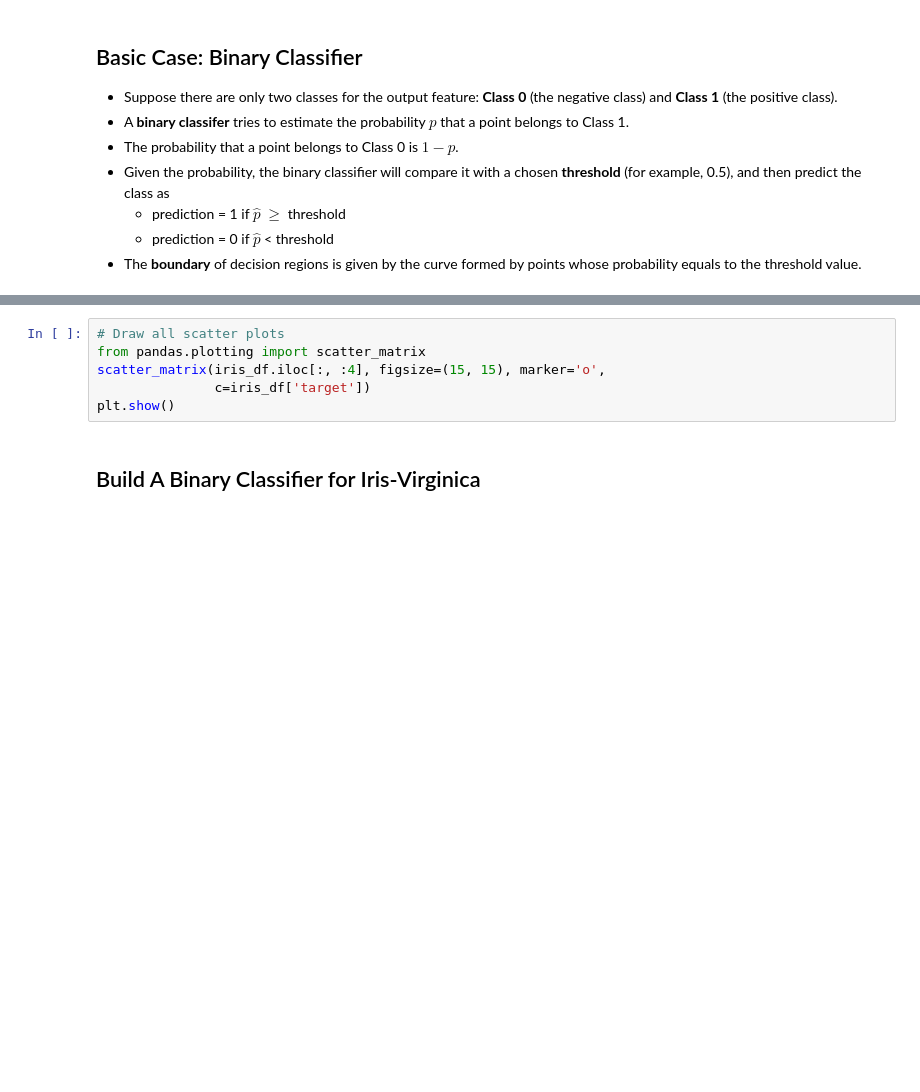
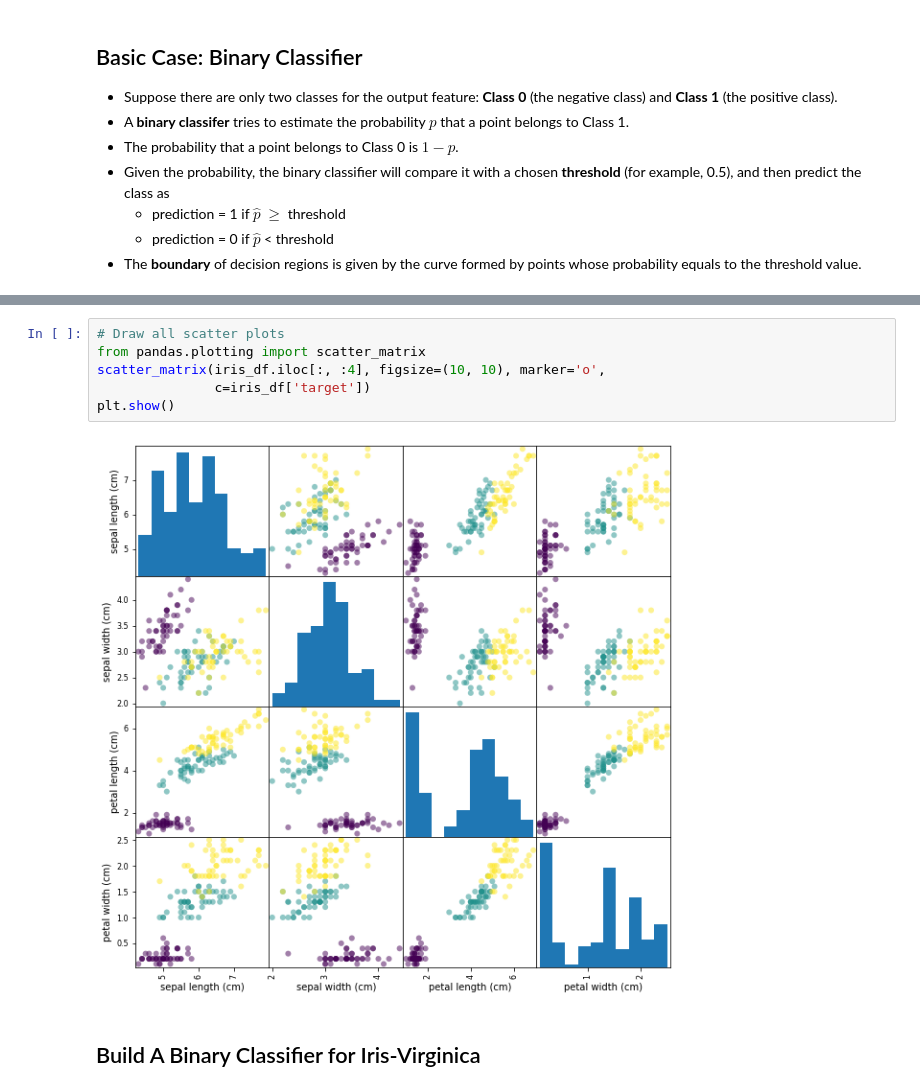
Before and after one commit to ch00226855/CMP414765Fall2022, a Jupyter notebook: Week06_LogisticRegression.ipynb, the cells around one changed output, grey strips where cells are left out. Saved outputs shown, nothing was run; the diff lists cells and outputs as text; blank space fills up the shorter version.

```diff
--- a/Week06_LogisticRegression.ipynb
+++ b/Week06_LogisticRegression.ipynb
@@ -108,9 +183,11 @@ plt.show()
 # %%
 # Draw all scatter plots
 from pandas.plotting import scatter_matrix
-scatter_matrix(iris_df.iloc[:, :4], figsize=(15, 15), marker='o',
+scatter_matrix(iris_df.iloc[:, :4], figsize=(10, 10), marker='o',
                c=iris_df['target'])
 plt.show()
+# %% [output]
+[figure, added]
 # %% [markdown]
 ## Build A Binary Classifier for Iris-Virginica
 # %%
```
Also changed, not shown: parts of 18 cells of this notebook.
